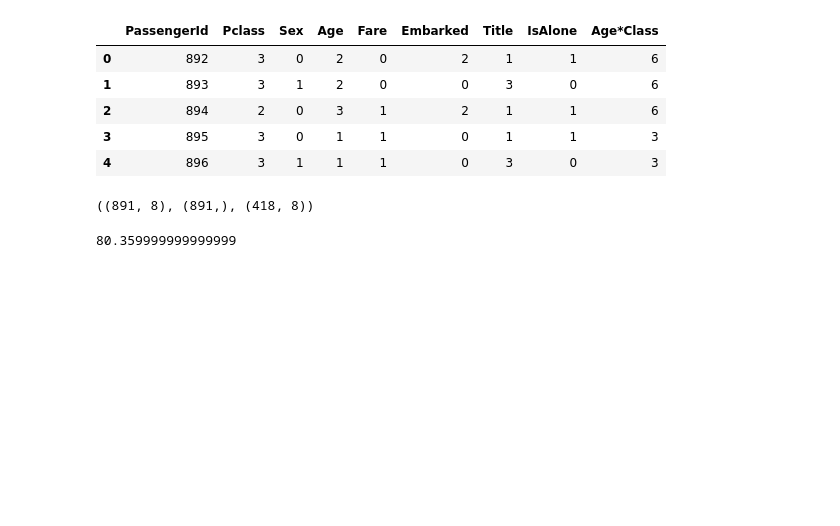
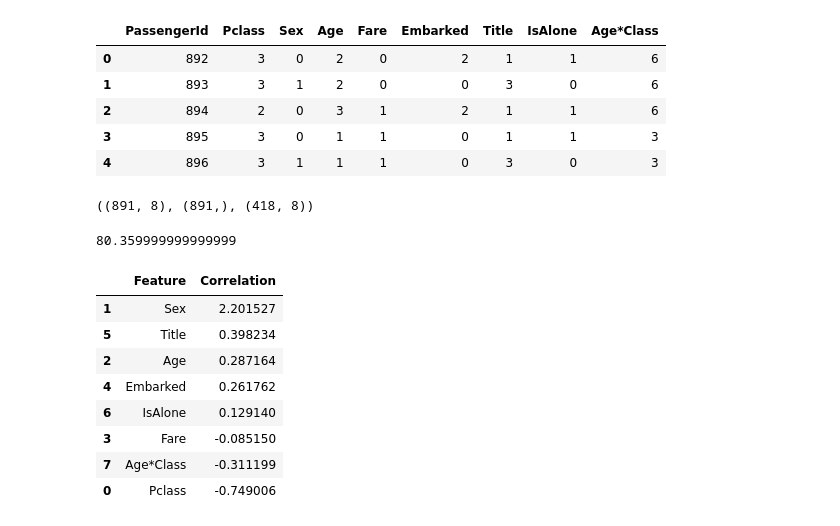
Before and after one commit to vaibhavahuja/titanic, a Jupyter notebook: Titanic Data Set.ipynb, the cells around one changed output. Drawn from its saved outputs; the diff is of its cells as text; code cells hidden in the pictures; blank space fills up the shorter version.

```diff
--- a/Titanic Data Set.ipynb
+++ b/Titanic Data Set.ipynb
@@ -256,3 +256,8 @@ train_df.head()
 | 2 | 3 | 1 | 3 | Heikkinen, Miss. Laina | female | 26.0 | 0 | 0 | 7.9250 | S | ... |
 | 3 | 4 | 1 | 1 | Futrelle, Mrs. Jacques Heath (Lil... | female | 35.0 | 1 | 0 | 53.1000 | S | ... |
 | 4 | 5 | 0 | 3 | Allen, Mr. William Henry | male | 35.0 | 0 | 0 | 8.0500 | S | ... |
+# %%
+train_df = train_df.drop(["Name", "PassengerId"], axis = 1)
+test_df = test_df.drop(['Name'], axis = 1)
+combine = [train_df,test_df]
+train_df.shape, test_df.shape
@@ -505,0 +511,16 @@ acc_log
+# %%
+coeff_df = pd.DataFrame(train_df.columns.delete(0))
+coeff_df.columns = ['Feature']
+coeff_df["Correlation"] = pd.Series(logreg.coef_[0])
+
+coeff_df.sort_values(by='Correlation', ascending=False)
+# %% [output]
+|  | Feature | Correlation |
+| 1 | Sex | 2.201527 |
+| 5 | Title | 0.398234 |
+| 2 | Age | 0.287164 |
+| 4 | Embarked | 0.261762 |
+| 6 | IsAlone | 0.129140 |
+| 3 | Fare | -0.085150 |
+| 7 | Age*Class | -0.311199 |
+| 0 | Pclass | -0.749006 |
```
Also changed, not shown: parts of 4 cells of this notebook.
